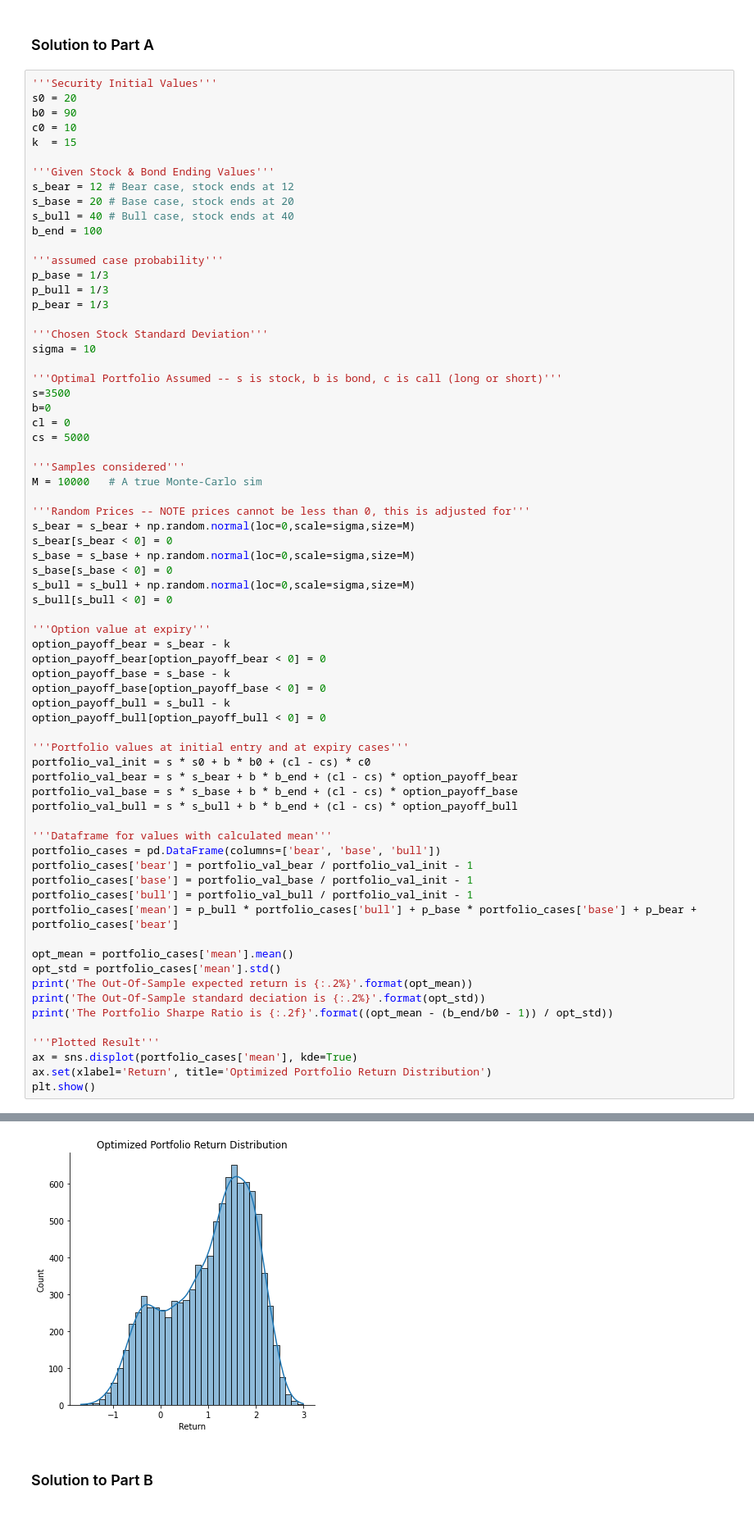
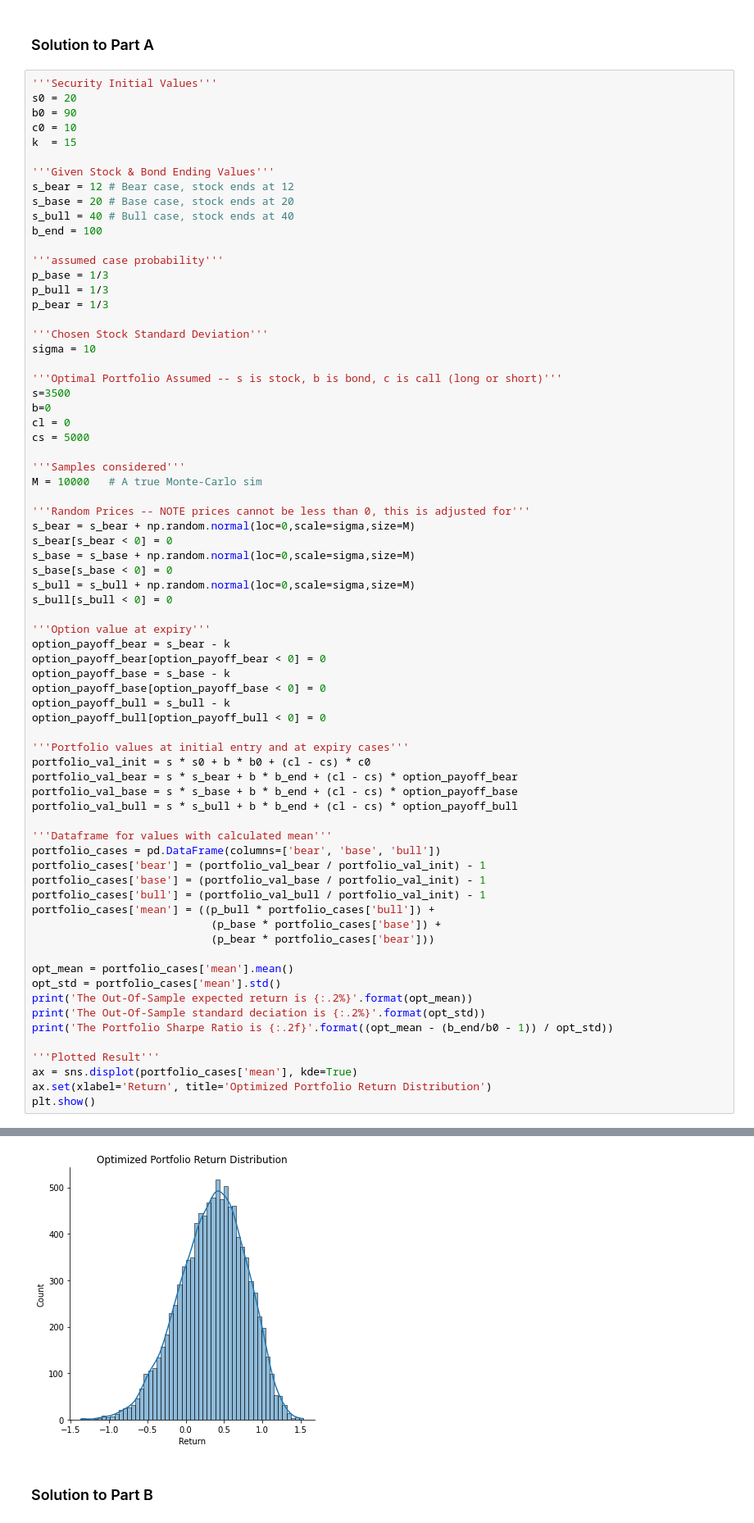
Before and after one commit to jdean53/GeneralWork, a Jupyter notebook: FinOps/HW1.ipynb, the cells around one changed output, grey strips where cells are left out. Shown: that part at 82% size. Saved outputs shown, nothing was run; the diff lists cells and outputs as text.

```diff
--- a/FinOps/HW1.ipynb
+++ b/FinOps/HW1.ipynb
@@ -140,10 +144,12 @@ portfolio_val_bull = s * s_bull + b * b_end + (cl - cs) * option_payoff_bull
 
 '''Dataframe for values with calculated mean'''
 portfolio_cases = pd.DataFrame(columns=['bear', 'base', 'bull'])
-portfolio_cases['bear'] = portfolio_val_bear / portfolio_val_init - 1
-portfolio_cases['base'] = portfolio_val_base / portfolio_val_init - 1
-portfolio_cases['bull'] = portfolio_val_bull / portfolio_val_init - 1
-portfolio_cases['mean'] = p_bull * portfolio_cases['bull'] + p_base * portfolio_cases['base'] + p_bear + portfolio_cases['bear']
+portfolio_cases['bear'] = (portfolio_val_bear / portfolio_val_init) - 1
+portfolio_cases['base'] = (portfolio_val_base / portfolio_val_init) - 1
+portfolio_cases['bull'] = (portfolio_val_bull / portfolio_val_init) - 1
+portfolio_cases['mean'] = ((p_bull * portfolio_cases['bull']) +
+                            (p_base * portfolio_cases['base']) +
+                            (p_bear * portfolio_cases['bear']))
 
 opt_mean = portfolio_cases['mean'].mean()
 opt_std = portfolio_cases['mean'].std()
@@ -162,4 +168,4 @@ The Portfolio Sharpe Ratio is 1.04
-[figure, old version]
+[figure, new version]
 # %% [markdown]
 ### Solution to Part B
 # %% [markdown]
```
Also changed, not shown: parts of 12 cells of this notebook, 1 other file.
